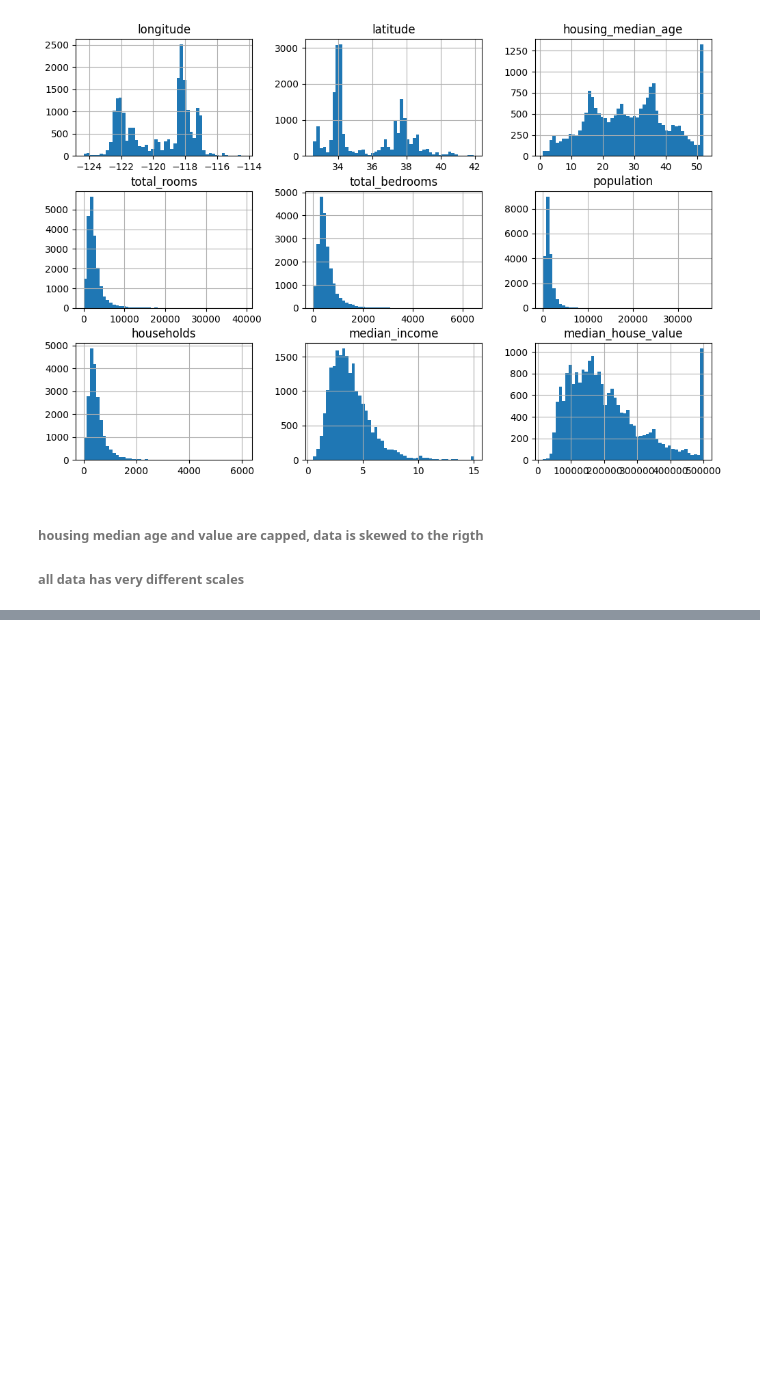
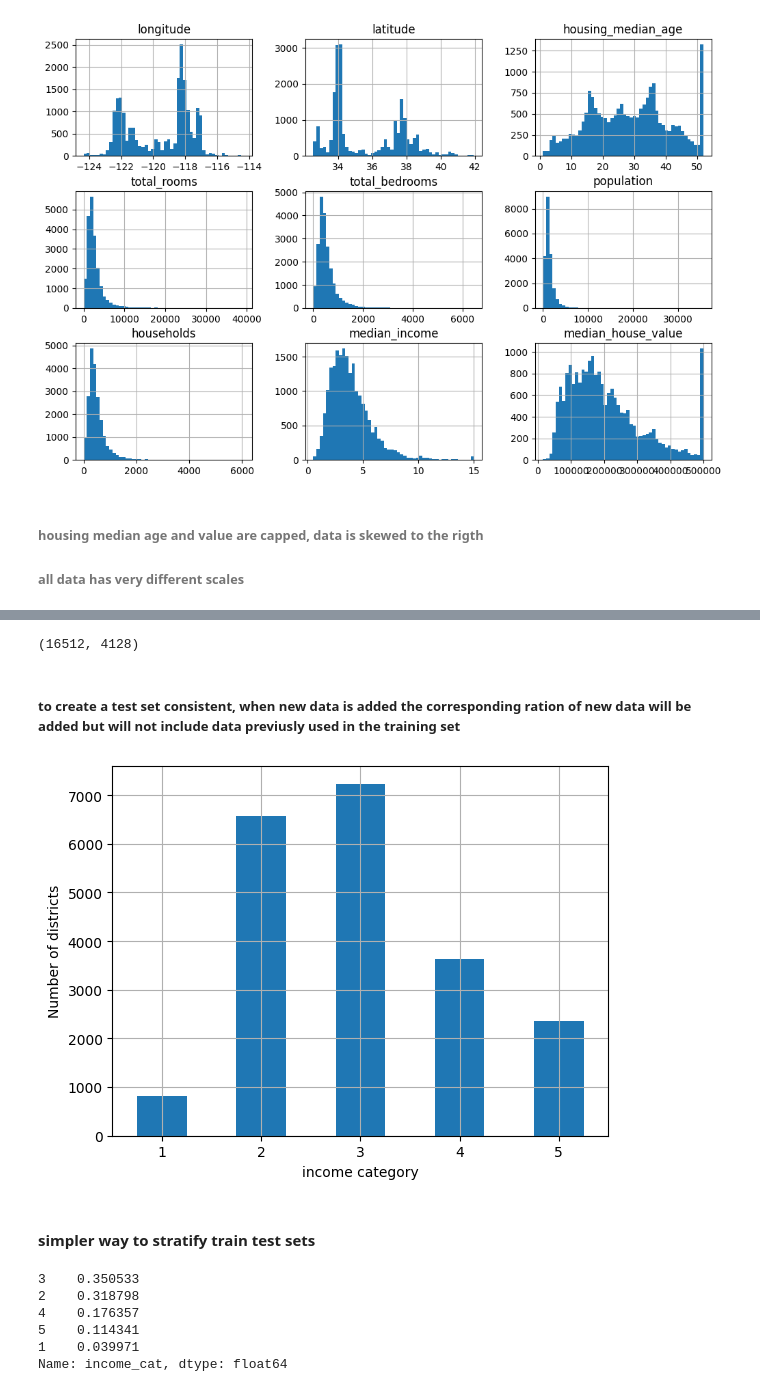
Before and after one commit to arturomata24601/hands-on-ml, a Jupyter notebook: housing.ipynb, the cells around one changed output, grey strips where cells are left out. Saved outputs shown, nothing was run; the diff lists cells and outputs as text; code cells hidden in the pictures; blank space fills up the shorter version.

```diff
--- a/housing.ipynb
+++ b/housing.ipynb
@@ -85,0 +104,7 @@ plt.show()
+# %%
+train_set,test_set=shuffle_and_split_data(housing,0.2)
+len(train_set),len(test_set)
+# %% [output]
+(16512, 4128)
+# %% [markdown]
+##### to create a test set consistent, when new data is added the corresponding ration of new data will be added but will not include data previusly used in the training set
@@ -85,0 +128,11 @@ plt.show()
+# %%
+# for data with cathegories with unbalanced represntationstratums should be created to mantain a test set reprentative
+housing['income_cat']=pd.cut(housing['median_income'],
+                             bins=[0,1.5,3,4.5,6,np.inf], #values of the stratas
+                            labels=[1,2,3,4,5])
+housing['income_cat'].value_counts().sort_index().plot.bar(rot=0, grid=True)
+plt.xlabel('income category')
+plt.ylabel('Number of districts')
+plt.show()
+# %% [output]
+[figure, added]
@@ -85,0 +147,2 @@ plt.show()
+# %% [markdown]
+#### simpler way to stratify train test sets
@@ -85,0 +151,9 @@ plt.show()
+# %%
+strat_test_set['income_cat'].value_counts()/len(strat_test_set)
+# %% [output]
+3    0.350533
+2    0.318798
+4    0.176357
+5    0.114341
+1    0.039971
+Name: income_cat, dtype: float64
```
Also changed, not shown: parts of 41 cells of this notebook, 1 other file.
